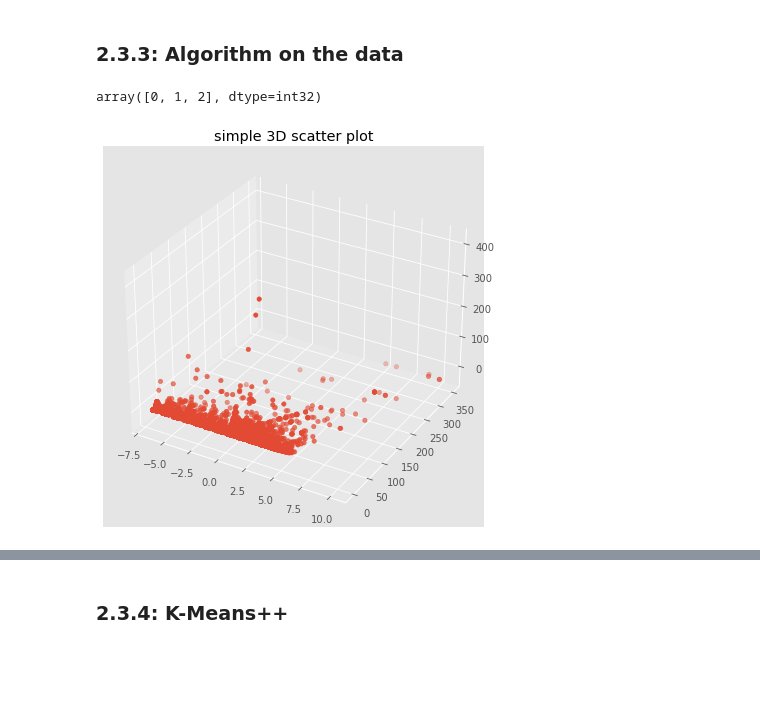
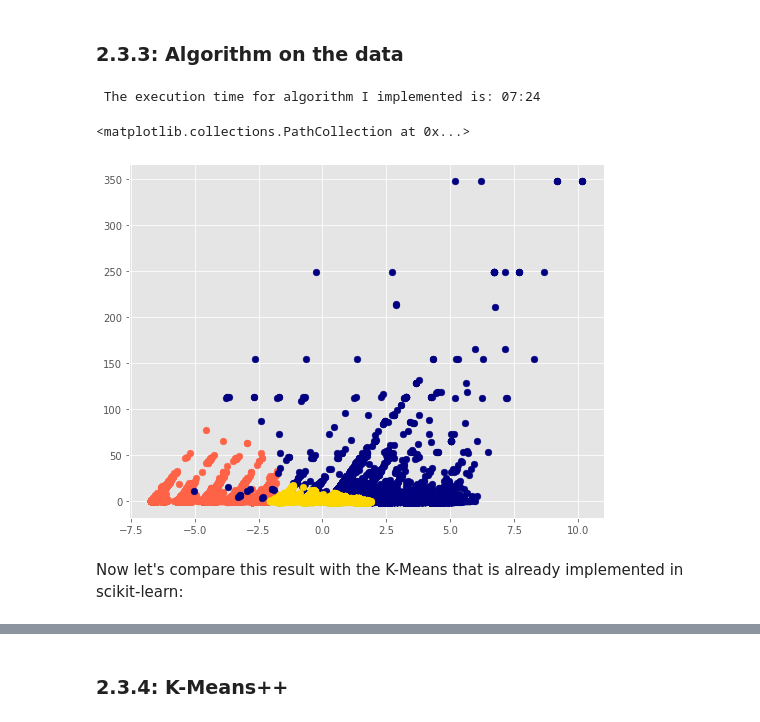
Before and after one commit to simonefacchiano/ADM-HW4, a Jupyter notebook: HW4.ipynb, the cells around one changed output, grey strips where cells are left out. Cells and saved outputs as stored; diff of their text form; code cells hidden in the pictures; blank space fills up the shorter version.

Commit message:
Point 2 + Bonus

```diff
--- a/HW4.ipynb
+++ b/HW4.ipynb
@@ -941,12 +939,12 @@ class KMeans_HW4:
         # Here we assign the data-points to the clostest cluster
         clusters = [[] for _ in range(self.K)] # like before, we start from an empty list of lists
         for idx, sample in enumerate(self.X):
-            centroid_idx = self._closest_centroid(sample, centroids) # Function 2: this function is defined further below
+            centroid_idx = self.closest_centroid(sample, centroids) # Function 2: this function is defined further below
             clusters[centroid_idx].append(idx) # here we append the data-point index to the closest sample
         return clusters
 
     # Function 2: find the closest centroid (thinkking in terms of euclidean distance) for a given point
-    def _closest_centroid(self, sample, centroids):
+    def closest_centroid(self, sample, centroids):
         # distance of the current sample to each centroid
         dist = [euclidean_dist(sample, point) for point in centroids] # we store all the distances
         # If we have 5 clusters, this will be a list containing 5 indexes, each one corresponding to a cluster
@@ -1053,33 +1051,48 @@ However, it can be seen that the index calculated in k=3 and k=4 is very similar
 Therefore, also to make the algorithm computationally lighter in the next step, we choose to adopt a number of clusters equal to 3.
 # %% [markdown]
 ### 2.3.3: Algorithm on the data
+# %%
+# My K-Means:
+
+km = KMeans_HW4(K=3, n_max_iter=50)
+
+import time
+
+st = time.time() # start execution time
+labels = km.predict(pca)
+et = time.time() # stop execution time
+
+execution_time_my_kmeans = et - st
+# %%
+seconds = execution_time_my_kmeans % (24 * 3600)
+seconds %= 3600
+minutes = seconds // 60
+seconds %= 60
+
+print(" The execution time for algorithm I implemented is: %02d:%02d" % (minutes, seconds))
+# %% [output]
+ The execution time for algorithm I implemented is: 07:24
+# %%
+pca_df = pd.DataFrame(pca)
+pca_df['labels'] = labels
+
+plt.figure(figsize=[8.5, 6.5])
+plt.scatter(pca[labels==0, 0], pca[labels==0, 1], s=45, c='tomato')
+plt.scatter(pca[labels==1, 0], pca[labels==1, 1], s=45, c='navy')
+plt.scatter(pca[labels==2, 0], pca[labels==2, 1], s=45, c='gold')
+# %% [output]
+<matplotlib.collections.PathCollection at 0x...>
+[figure, added]
+# %% [markdown]
+Now let's compare this result with the K-Means that is already implemented in scikit-learn:
 # %%
-# Now that we know how many clusters we need, we assign the labels:
+#Initialize the class object
+st_kmeans = time.time()
+kmeans = KMeans(n_clusters= 3) #, init = 'k-means++', random_state=42
+labels_kmeans = kmeans.fit_predict(pca)
+et_kmeans = time.time()
 
-#Initialize the class object
-kmeans = KMeans(n_clusters= 3) #, init = 'k-means++', random_state=42
-
-labels = kmeans.fit_predict(pca)
-np.unique(labels)
+execution_time_kmeans = et_kmeans - st_kmeans
-# %% [output]
-array([0, 1, 2], dtype=int32)
-# %%
-# Our points look like this:
-
-pca_df = pd.DataFrame(pca)
-pca_df = pca_df.set_axis(['1PC', '2PC', '3PC'], axis=1, inplace=False)
-
-fig = plt.figure(figsize = (10, 7))
-ax = plt.axes(projection = "3d")
-
-# Creating plot
-ax.scatter3D(pca_df['1PC'], pca_df['2PC'], pca_df['3PC'])
-plt.title("simple 3D scatter plot")
-
-# show plot
-plt.show()
-# %% [output]
-[figure, removed]
 # %%
 # Of course it's not easy to visualize almost 1 million points... se we will go for a 2D representation.
 
```
Also changed, not shown: parts of 25 cells of this notebook.
